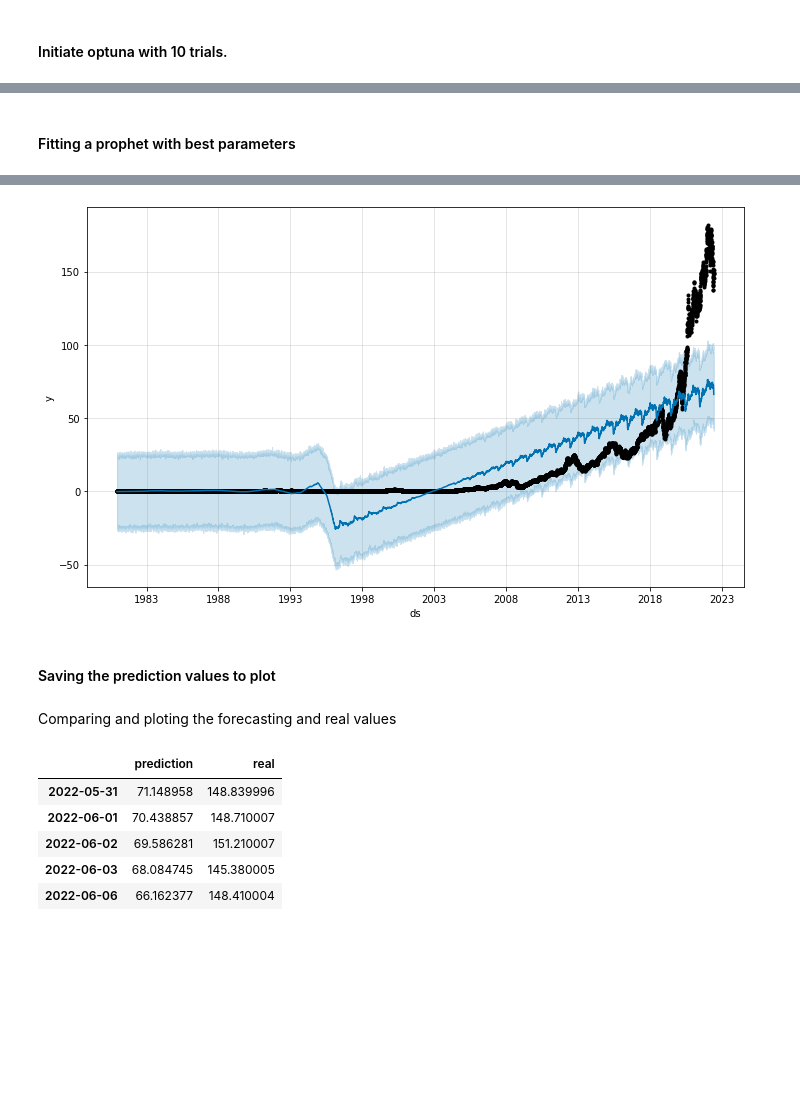
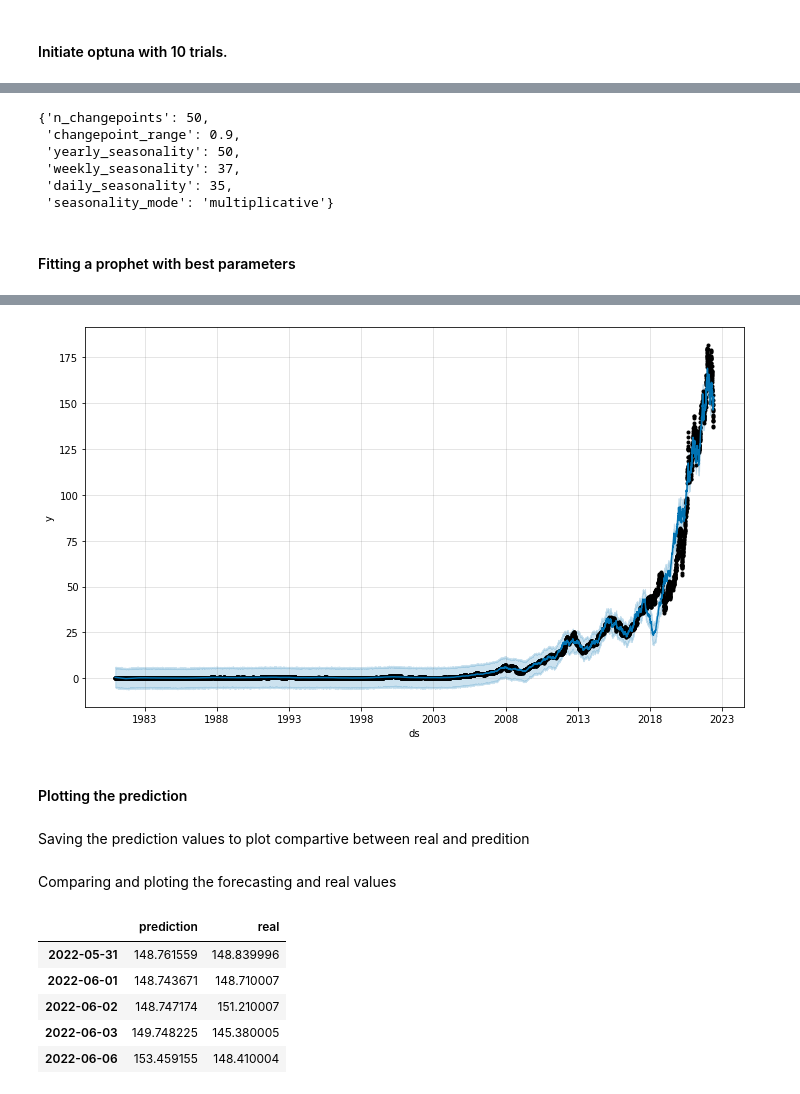
Before and after one commit to rOwfs/backtest-python, a Jupyter notebook: 3-prophet_optuna.ipynb, the cells around one changed output, grey strips where cells are left out. Cells and saved outputs as stored; diff of their text form; code cells hidden in the pictures; blank space fills up the shorter version.

Commit message:
Enhance Prophet model

```diff
--- a/3-prophet_optuna.ipynb
+++ b/3-prophet_optuna.ipynb
@@ -80,3 +72,5 @@ data
+# %%
+data=data.sample(frac=1)
 # %% [markdown]
 #### Preparing Optuna
 # %% [markdown]
@@ -144,8 +150,23 @@ dict_best
+# %%
+dict_best_upgraded=dict_best.copy()
+# %%
+# two modifications to better catch the stochastic behavior
+dict_best_upgraded["n_changepoints"]=50
+dict_best_upgraded["changepoint_range"]=0.9
+# %%
+dict_best_upgraded
+# %% [output]
+{'n_changepoints': 50,
+ 'changepoint_range': 0.9,
+ 'yearly_seasonality': 50,
+ 'weekly_seasonality': 37,
+ 'daily_seasonality': 35,
+ 'seasonality_mode': 'multiplicative'}
 # %% [markdown]
 #### Fitting a prophet with best parameters
 # %%
-final_model = Prophet(**dict_best)
-final_model.fit(data)
+final_model = Prophet(**dict_best_upgraded)
+final_model.fit(data[:'2022-05-28'])
 forecast = final_model.predict(data)
 fig1 = final_model.plot(forecast)
 # %% [output]
@@ -154,6 +175,8 @@ fig1 = final_model.plot(forecast)
-[figure, old version]
+[figure, new version]
+# %% [markdown]
+#### Plotting the prediction
 # %% [markdown]
-#### Saving the prediction values to plot
+Saving the prediction values to plot compartive between real and predition
 # %%
 prediction=forecast['yhat'][-5:].values
 prediction_low=forecast['yhat_lower'][-5:].values
@@ -167,12 +190,12 @@ study=pd.DataFrame({'prediction':prediction,'prediction_low':prediction_low,'pre
 # %% [markdown]
 Comparing and ploting the forecasting and real values
 # %%
-study[['prediction','real']]
+study_resume[['prediction','real']]
 # %% [output]
 |  | prediction | real |
-| 2022-05-31 | 71.148958 | 148.839996 |
-| 2022-06-01 | 70.438857 | 148.710007 |
-| 2022-06-02 | 69.586281 | 151.210007 |
-| 2022-06-03 | 68.084745 | 145.380005 |
-| 2022-06-06 | 66.162377 | 148.410004 |
+| 2022-05-31 | 148.761559 | 148.839996 |
+| 2022-06-01 | 148.743671 | 148.710007 |
+| 2022-06-02 | 148.747174 | 151.210007 |
+| 2022-06-03 | 149.748225 | 145.380005 |
+| 2022-06-06 | 153.459155 | 148.410004 |
 # %%
```
Also changed, not shown: parts of 14 cells of this notebook.
